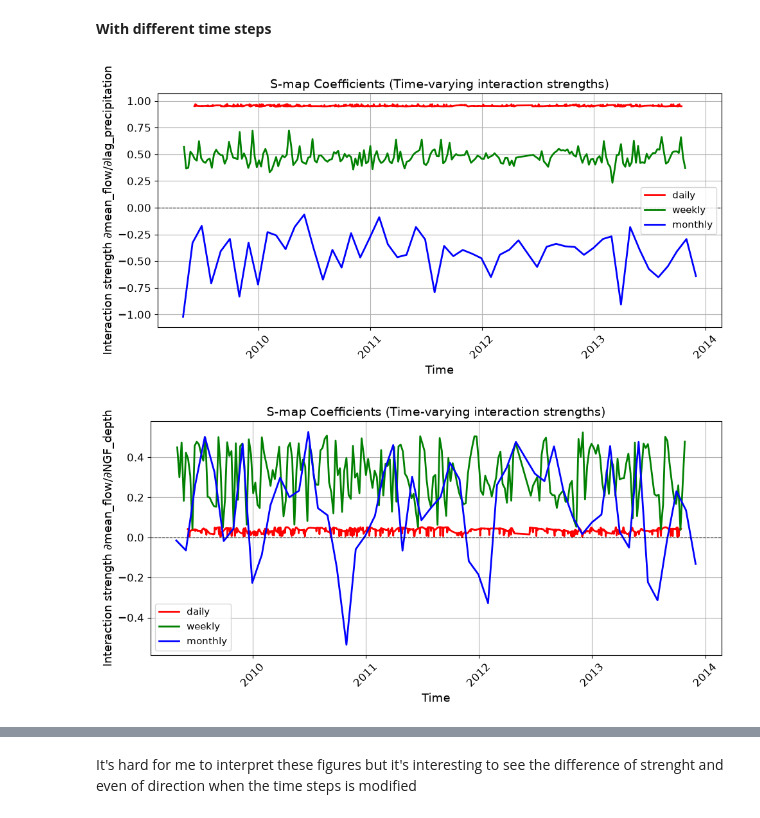
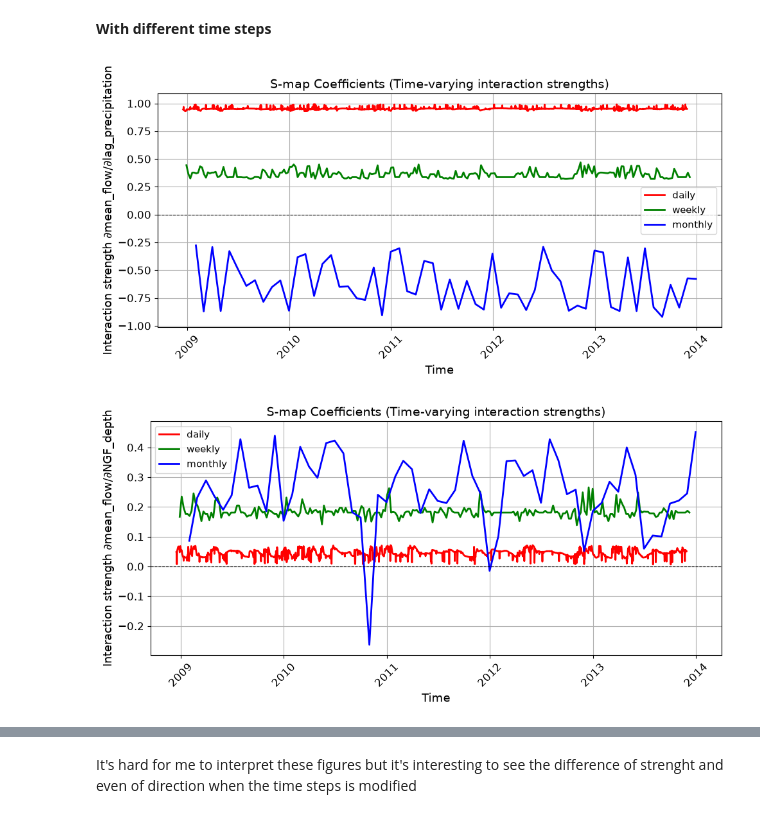
Before and after one commit to EulalieContreras/NTU_ecoinformatic, a Jupyter notebook: mywork/hydrography_notebook.ipynb, the cells around one changed output, grey strips where cells are left out. Drawn from its saved outputs; the diff is of its cells as text; code cells hidden in the pictures.

```diff
--- a/mywork/hydrography_notebook.ipynb
+++ b/mywork/hydrography_notebook.ipynb
@@ -211,4 +249,7 @@ sample=10
 # %% [markdown]
 ![title](img/detrendnodeseason/sample_rain.png)
 ![title](img/detrendnodeseason/sample_gw.png)
+# %%
+#sample = 500
+sample=50
 # %% [markdown]
@@ -1073,11 +1581,10 @@ R callback write-console:  la bibliothèque ‘/usr/lib/R/site-library’ ne con
 df = pd.merge(fdv1[['date', 'mean_flow']], meteo[['date', 'precipitation']], on='date', how='inner').sort_values('date').reset_index(drop=True)
 df['lag_precipitation'] = pd.Series([None,None,None]+list(df['precipitation']))
 df = pd.merge(df, ground_water[['date', 'NGF_depth']], on='date', how='inner').sort_values('date').reset_index(drop=True)
-df = df[['date', 'mean_flow', 'NGF_depth', 'precipitation', 'lag_precipitation']].dropna().reset_index(drop=True)
+df = df[['date', 'mean_flow', 'NGF_depth', 'precipitation', 'lag_precipitation']]
 
 df = df.copy()
 df['date'] = pd.to_datetime(df['date'], errors='coerce')
-df = df.dropna(subset=['date']).sort_values('date').reset_index(drop=True)
 df['date'] = df['date'].dt.strftime('%Y-%m-%d')
 
 print(df)
@@ -1167,8 +1679,10 @@ pred_end_daily = len(df)
 res, best_theta = fun.Smap_prediction(df, "mean_flow lag_precipitation NGF_depth", 'mean_flow', lib=f'{lib_start_daily} {lib_end_daily}', pred = f'{pred_start_daily} {pred_end_daily}')
 coefficients= res['coefficients']
 coefficients['date'] = pd.to_datetime(coefficients['date'])
+res_gw, best_theta_gw = fun.Smap_prediction(df, "mean_flow lag_precipitation NGF_depth", 'NGF_depth', lib=f'{lib_start_daily} {lib_end_daily}', pred = f'{pred_start_daily} {pred_end_daily}')
+coefficients_gw= res_gw['coefficients']
+coefficients_gw['date'] = pd.to_datetime(coefficients_gw['date'])
 
-df_week = df_week.dropna()
 lib_start_weekly = 1
 lib_end_weekly = len(df_week) // 2
 pred_start_weekly = lib_end_weekly + 1
@@ -1176,8 +1690,10 @@ pred_end_weekly = len(df_week)
 res_week, best_theta = fun.Smap_prediction(df_week, "mean_flow lag_precipitation NGF_depth", 'mean_flow', lib=f'{lib_start_weekly} {lib_end_weekly}', pred = f'{pred_start_weekly} {pred_end_weekly}')
 coefficients_week = res_week['coefficients']
 coefficients_week['date'] = pd.to_datetime(coefficients_week['date'])
+res_gw_week, best_theta_gw_week = fun.Smap_prediction(df_week, "mean_flow lag_precipitation NGF_depth", 'NGF_depth', lib=f'{lib_start_weekly} {lib_end_weekly}', pred = f'{pred_start_weekly} {pred_end_weekly}')
+coefficients_gw_week = res_gw_week['coefficients']
+coefficients_gw_week['date'] = pd.to_datetime(coefficients_gw_week['date'])
 
-df_month = df_month.dropna()
 lib_start_monthly = 1
 lib_end_monthly = len(df_month) // 2
 pred_start_monthly = lib_end_monthly + 1
@@ -1185,41 +1701,60 @@ pred_end_monthly= len(df_month)
 res_month, best_theta = fun.Smap_prediction(df_month, "mean_flow lag_precipitation NGF_depth", 'mean_flow', lib=f'{lib_start_monthly} {lib_end_monthly}', pred = f'{pred_start_monthly} {pred_end_monthly}')
 coefficients_month = res_month['coefficients']
 coefficients_month['date'] = pd.to_datetime(coefficients_month['date'])
+res_gw_month, best_theta_gw_month = fun.Smap_prediction(df_month, "NGF_depth lag_precipitation mean_flow", 'NGF_depth', lib=f'{lib_start_monthly} {lib_end_monthly}', pred = f'{pred_start_monthly} {pred_end_monthly}')
+coefficients_gw_month = res_gw_month['coefficients']
+coefficients_gw_month['date'] = pd.to_datetime(coefficients_gw_month['date'])
 
 plt.figure(figsize=(10, 5))
 plt.plot(coefficients['date'], coefficients['C1'], label='daily', color="r", linewidth=2)
 plt.plot(coefficients_week['date'], coefficients_week['C1'], label='weekly', color="g", linewidth=2)
 plt.plot(coefficients_month['date'], coefficients_month['C1'], label='monthly', color="b", linewidth=2)
 ax = plt.gca()
 ax.xaxis.set_major_locator(mdates.YearLocator())
 ax.xaxis.set_major_formatter(mdates.DateFormatter('%Y'))
 plt.xticks(rotation=45)
 plt.axhline(0, color="black", linestyle="dashed", linewidth=0.8)
 plt.xlabel("Time")
 plt.ylabel("Interaction strength ∂mean_flow/∂lag_precipitation")
 plt.title("S-map Coefficients (Time-varying interaction strengths)")
 plt.legend()
 plt.grid(True)
 plt.tight_layout()
 
 plt.figure(figsize=(10, 5))
 plt.plot(coefficients['date'], coefficients['C2'], label='daily', color="r", linewidth=2)
 plt.plot(coefficients_week['date'], coefficients_week['C2'], label='weekly', color="g", linewidth=2)
 plt.plot(coefficients_month['date'], coefficients_month['C2'], label='monthly', color="b", linewidth=2)
 ax = plt.gca()
 ax.xaxis.set_major_locator(mdates.YearLocator())
 ax.xaxis.set_major_formatter(mdates.DateFormatter('%Y'))
 plt.xticks(rotation=45)
 plt.axhline(0, color="black", linestyle="dashed", linewidth=0.8)
 plt.xlabel("Time")
 plt.ylabel("Interaction strength ∂mean_flow/∂NGF_depth")
 plt.title("S-map Coefficients (Time-varying interaction strengths)")
 plt.legend()
 plt.grid(True)
 plt.tight_layout()
+
+plt.figure(figsize=(10, 5))
+plt.plot(coefficients_gw['date'], coefficients_gw['C1'], label='daily', color="r", linewidth=2)
+plt.plot(coefficients_gw_week['date'], coefficients_gw_week['C1'], label='weekly', color="g", linewidth=2)
+plt.plot(coefficients_gw_month['date'], coefficients_gw_month['C1'], label='monthly', color="b", linewidth=2)
+ax = plt.gca()
+ax.xaxis.set_major_locator(mdates.YearLocator())
+ax.xaxis.set_major_formatter(mdates.DateFormatter('%Y'))
+plt.xticks(rotation=45)
+plt.axhline(0, color="black", linestyle="dashed", linewidth=0.8)
+plt.xlabel("Time")
+plt.ylabel("Interaction strength ∂NGF_depth/∂precipitation")
+plt.title("S-map Coefficients (Time-varying interaction strengths)")
+plt.legend()
+plt.grid(True)
+plt.tight_layout()
 # %% [output]
-[figure, old version]
+[figure, new version]
-[figure, old version]
+[figure, new version]
 # %% [markdown]
 ![title](img/detrendnodeseason/interaction_precipitation_timestep.png)
 ![title](img/detrendnodeseason/interaction_groundwater_timestep.png)
```
Also changed, not shown: parts of 62 cells of this notebook, 17 other files.
